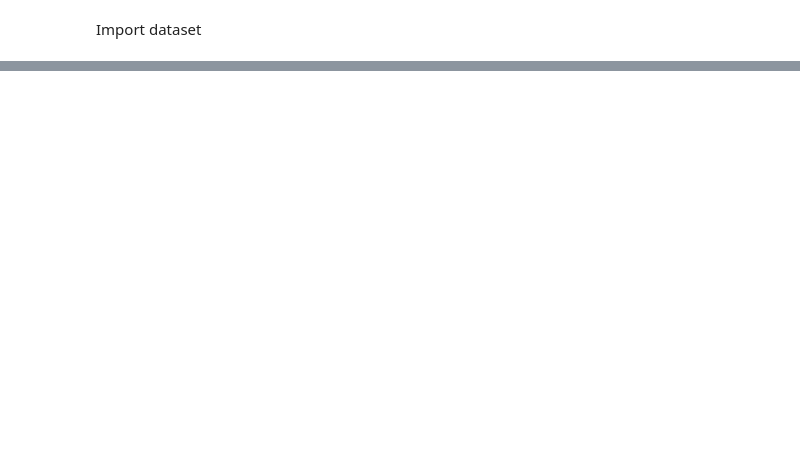
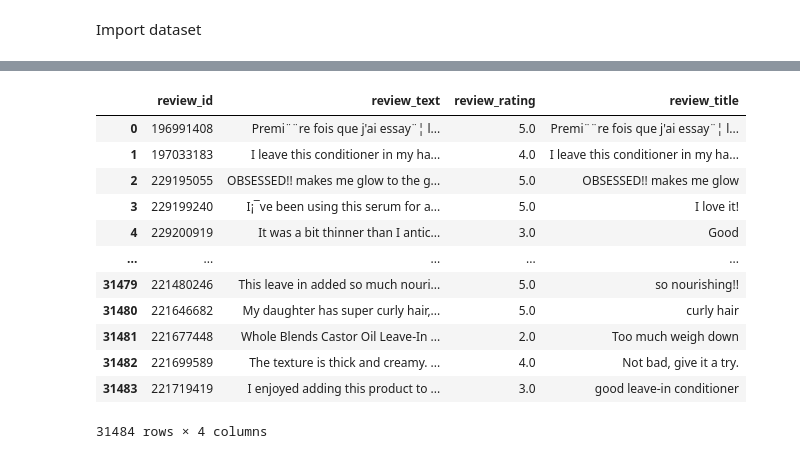
Before and after one commit to fengjord/Up-Loreal, a Jupyter notebook: stanza.ipynb, the cells around one changed output, grey strips where cells are left out. Cells and saved outputs as stored; diff of their text form; code cells hidden in the pictures; blank space fills up the shorter version.

```diff
--- a/stanza.ipynb
+++ b/stanza.ipynb
@@ -21,4 +71,5 @@ df=pd.read_csv('garnierEnComBV.csv')
 # %%
-#df.rename(columns={'Review':'review_text'},inplace=True)
+df = pd.read_csv('vichy_reviews_amazon.csv')
+df.rename(columns={'Review':'review_text'},inplace=True)
 # %%
 df
@@ -36,0 +122,34 @@ len(df)
+# %%
+# Python3 program to count words
+# in a given string
+OUT = 0
+IN = 1
+
+# Returns number of words in string
+def countWords(string):
+    state = OUT
+    wc = 0
+
+    # Scan all characters one by one
+    for i in range(len(string)):
+
+        # If next character is a separator,
+        # set the state as OUT
+        if (string[i] == ' ' or string[i] == '\n' or
+            string[i] == '\t'):
+            state = OUT
+
+        # If next character is not a word
+        # separator and state is OUT, then
+        # set the state as IN and increment
+        # word count
+        elif state == OUT:
+            state = IN
+            wc += 1
+
+    # Return the number of words
+    return wc
+
+# Driver Code
+string = "One two         three\n four\tfive "
+print("No. of words : " + str(countWords(string)))
@@ -150,2 +307,18 @@ featureList
 # %%
 df['review_text'][2]
+# %%
+df
+# %% [output]
+|  | review_id | review_text | review_rating | review_title |
+| 0 | 196991408 | Premi¨¨re fois que j'ai essay¨¦ l... | 5.0 | Premi¨¨re fois que j'ai essay¨¦ l... |
+| 1 | 197033183 | I leave this conditioner in my ha... | 4.0 | I leave this conditioner in my ha... |
+| 2 | 229195055 | OBSESSED!! makes me glow to the g... | 5.0 | OBSESSED!! makes me glow |
+| 3 | 229199240 | I¡¯ve been using this serum for a... | 5.0 | I love it! |
+| 4 | 229200919 | It was a bit thinner than I antic... | 3.0 | Good |
+| ... | ... | ... | ... | ... |
+| 31479 | 221480246 | This leave in added so much nouri... | 5.0 | so nourishing!! |
+| 31480 | 221646682 | My daughter has super curly hair,... | 5.0 | curly hair |
+| 31481 | 221677448 | Whole Blends Castor Oil Leave-In ... | 2.0 | Too much weigh down |
+| 31482 | 221699589 | The texture is thick and creamy. ... | 4.0 | Not bad, give it a try. |
+| 31483 | 221719419 | I enjoyed adding this product to ... | 3.0 | good leave-in conditioner |
+31484 rows × 4 columns
```
Also changed, not shown: parts of 12 cells of this notebook.
